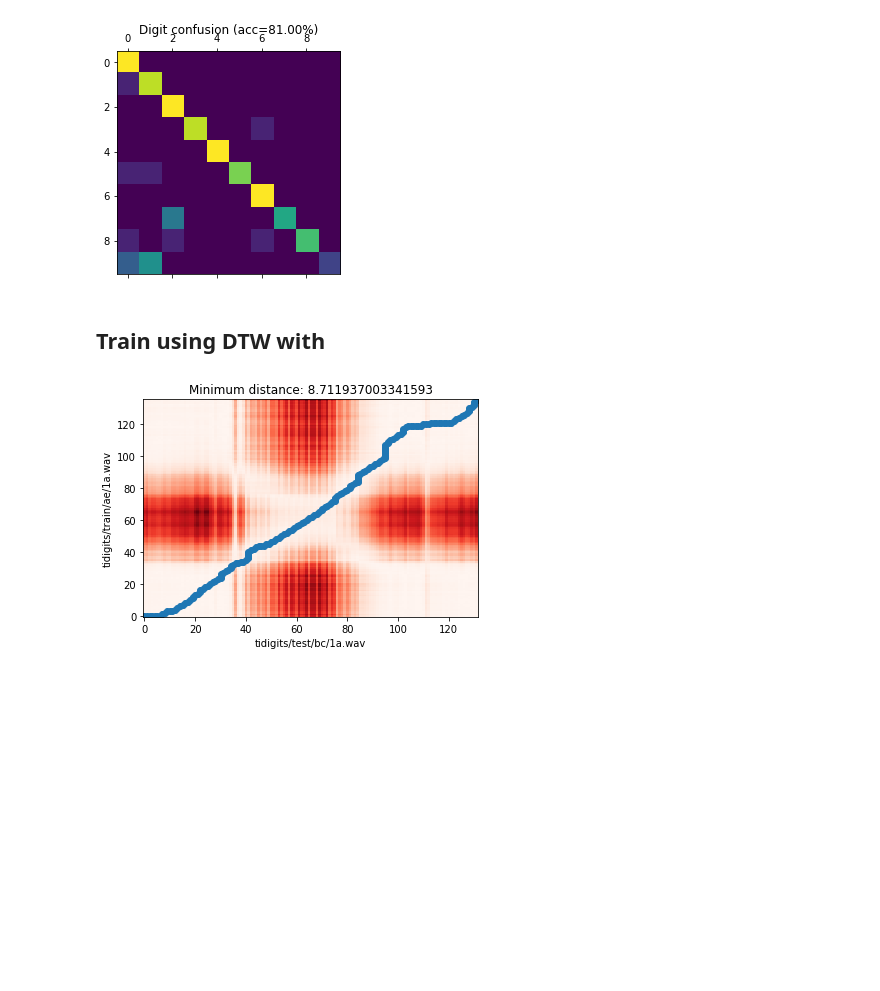
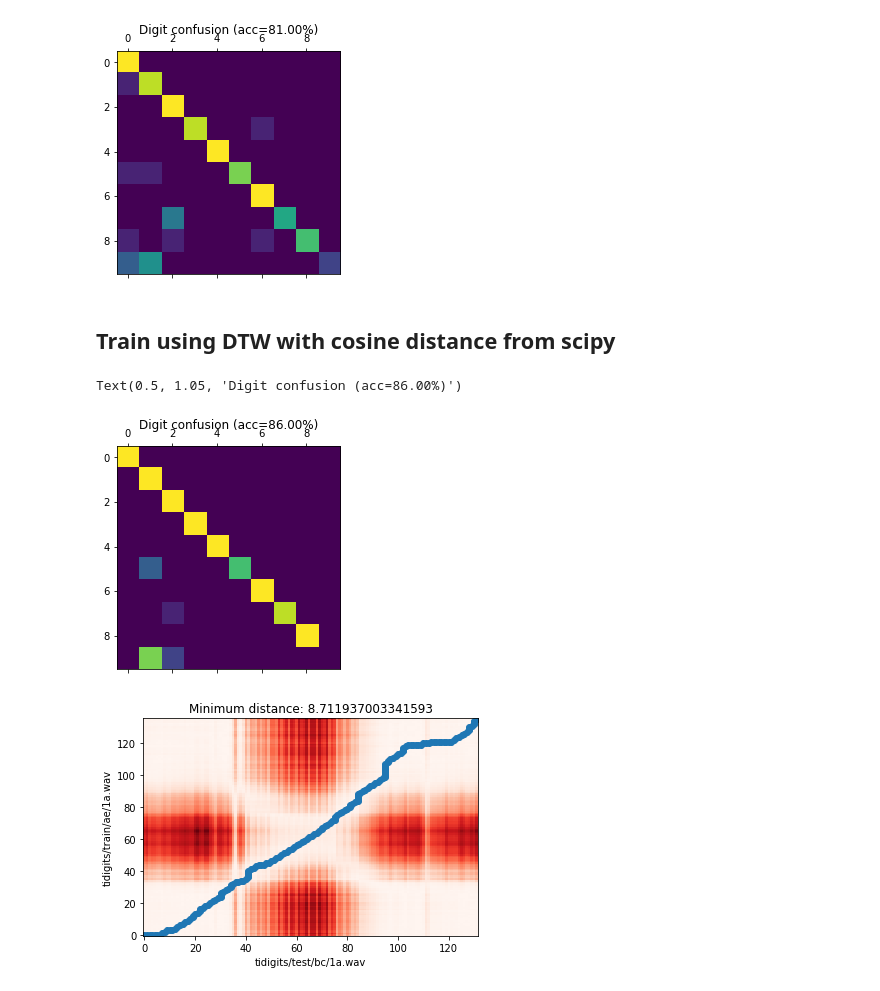
Before and after one commit to RuolinZheng08/ttic31110-speech-technologies, a Jupyter notebook: hw2/hw2.ipynb, the cells around one changed output. Cells and saved outputs as stored; diff of their text form; code cells hidden in the pictures; blank space fills up the shorter version.

Commit message:
More training

```diff
--- a/hw2/hw2.ipynb
+++ b/hw2/hw2.ipynb
@@ -718,7 +719,16 @@ plt.title('Digit confusion (acc=%.2f' % (acc2 * 100.) + '%)')
 Text(0.5, 1.05, 'Digit confusion (acc=81.00%)')
 [figure]
 # %% [markdown]
-## Train using DTW with
+## Train using DTW with cosine distance from scipy
+# %%
+acc3, confusion3 = single_digit_recognition(num_templates=1, dist=cosine, dtw_func=dtw)
+# %%
+# visualize confusion matrix
+plt.matshow(confusion3)
+plt.title('Digit confusion (acc=%.2f' % (acc3 * 100.) + '%)')
+# %% [output]
+Text(0.5, 1.05, 'Digit confusion (acc=86.00%)')
+[figure, added]
 # %%
 def visualize_dtw(file1, file2, dtw_func=dtw):
     a = extract_mfcc_features(*sf.read(file1))
```
Also changed, not shown: parts of 1 cell of this notebook.
